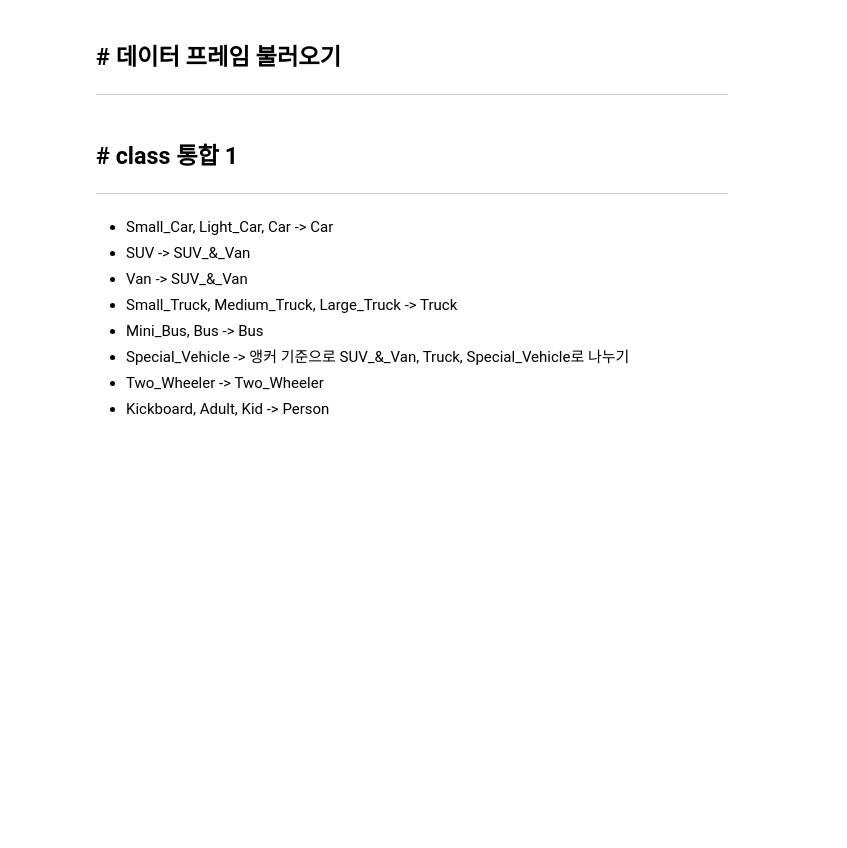
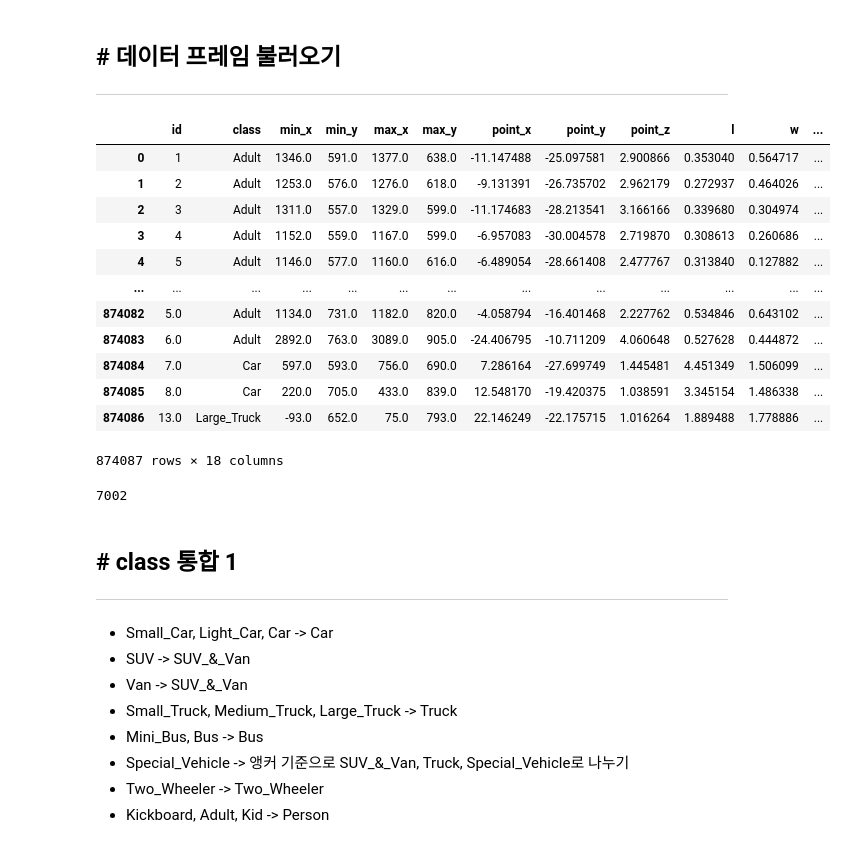
Before and after one commit to aivill-project/NIA50-2, a Jupyter notebook: kimgh/code/all_processing.ipynb, the cells around one changed output. Drawn from its saved outputs; the diff is of its cells as text; code cells hidden in the pictures; blank space fills up the shorter version.

```diff
--- a/kimgh/code/all_processing.ipynb
+++ b/kimgh/code/all_processing.ipynb
@@ -236,3 +273,18 @@ np.around(dp.groupby('class').quantile(0.99)[['l', 'w', 'h']].values, 2)
 # %%
-dp = pd.read_csv('/data/NIA50/docker/50-2/data/raw/alldata_info.csv', index_col=0, dtype={'frame':object})
-dp.info()
+dp = pd.read_csv('/data/NIA50/50-2/final/data_info.csv', index_col=0, dtype={'frame':object})
+
+dp
+# %% [output]
+|  | id | class | min_x | min_y | max_x | max_y | point_x | point_y | point_z | l | w | ... |
+| 0 | 1 | Adult | 1346.0 | 591.0 | 1377.0 | 638.0 | -11.147488 | -25.097581 | 2.900866 | 0.353040 | 0.564717 | ... |
+| 1 | 2 | Adult | 1253.0 | 576.0 | 1276.0 | 618.0 | -9.131391 | -26.735702 | 2.962179 | 0.272937 | 0.464026 | ... |
+| 2 | 3 | Adult | 1311.0 | 557.0 | 1329.0 | 599.0 | -11.174683 | -28.213541 | 3.166166 | 0.339680 | 0.304974 | ... |
+| 3 | 4 | Adult | 1152.0 | 559.0 | 1167.0 | 599.0 | -6.957083 | -30.004578 | 2.719870 | 0.308613 | 0.260686 | ... |
+| 4 | 5 | Adult | 1146.0 | 577.0 | 1160.0 | 616.0 | -6.489054 | -28.661408 | 2.477767 | 0.313840 | 0.127882 | ... |
+| ... | ... | ... | ... | ... | ... | ... | ... | ... | ... | ... | ... | ... |
+| 874082 | 5.0 | Adult | 1134.0 | 731.0 | 1182.0 | 820.0 | -4.058794 | -16.401468 | 2.227762 | 0.534846 | 0.643102 | ... |
+| 874083 | 6.0 | Adult | 2892.0 | 763.0 | 3089.0 | 905.0 | -24.406795 | -10.711209 | 4.060648 | 0.527628 | 0.444872 | ... |
+| 874084 | 7.0 | Car | 597.0 | 593.0 | 756.0 | 690.0 | 7.286164 | -27.699749 | 1.445481 | 4.451349 | 1.506099 | ... |
+| 874085 | 8.0 | Car | 220.0 | 705.0 | 433.0 | 839.0 | 12.548170 | -19.420375 | 1.038591 | 3.345154 | 1.486338 | ... |
+| 874086 | 13.0 | Large_Truck | -93.0 | 652.0 | 75.0 | 793.0 | 22.146249 | -22.175715 | 1.016264 | 1.889488 | 1.778886 | ... |
+874087 rows × 18 columns
@@ -241,3 +291,7 @@ dp['class'].unique()
+# %%
+len(dp['scene'].unique())
+# %% [output]
+7002
 # %% [markdown]
 ## # class 통합 1
 ---
```
Also changed, not shown: parts of 13 cells of this notebook, 4 other files.
